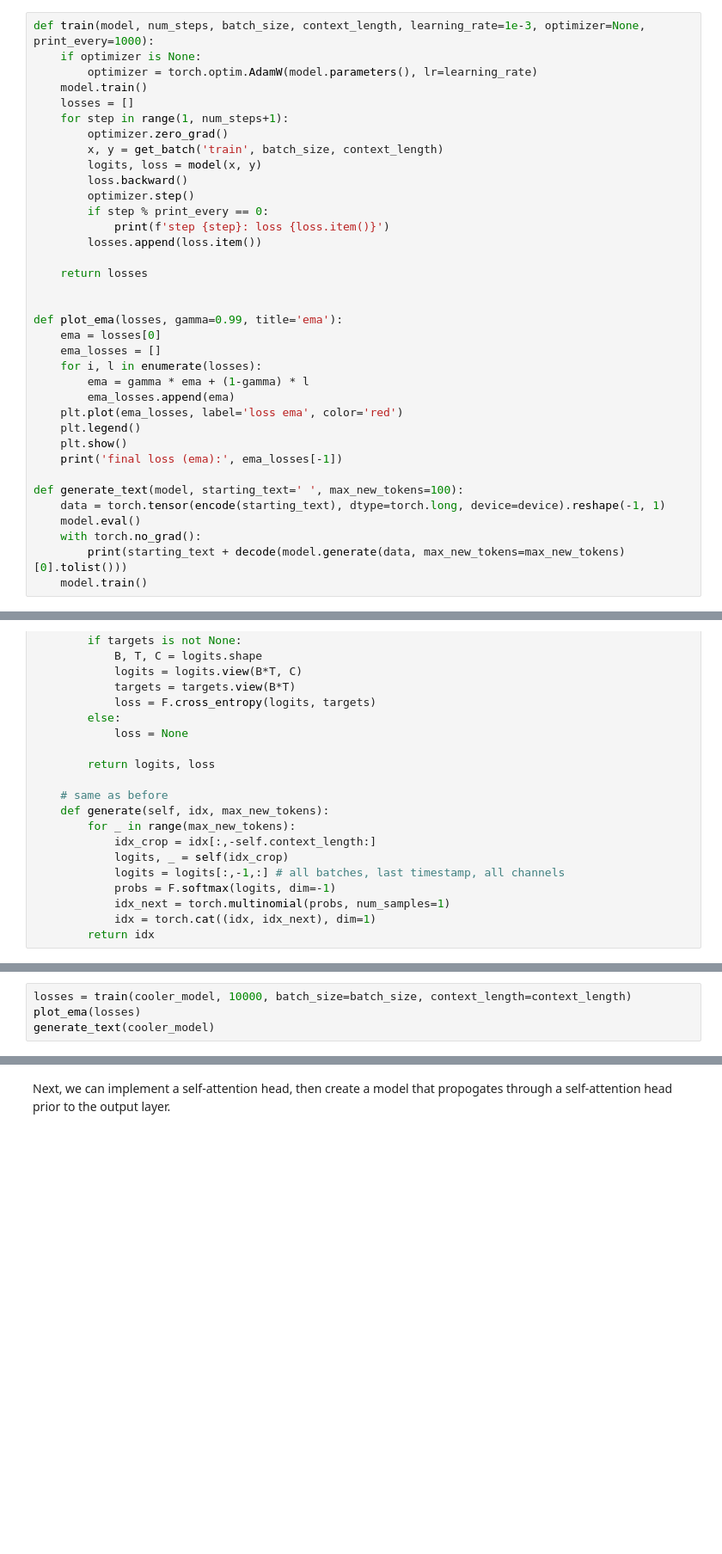
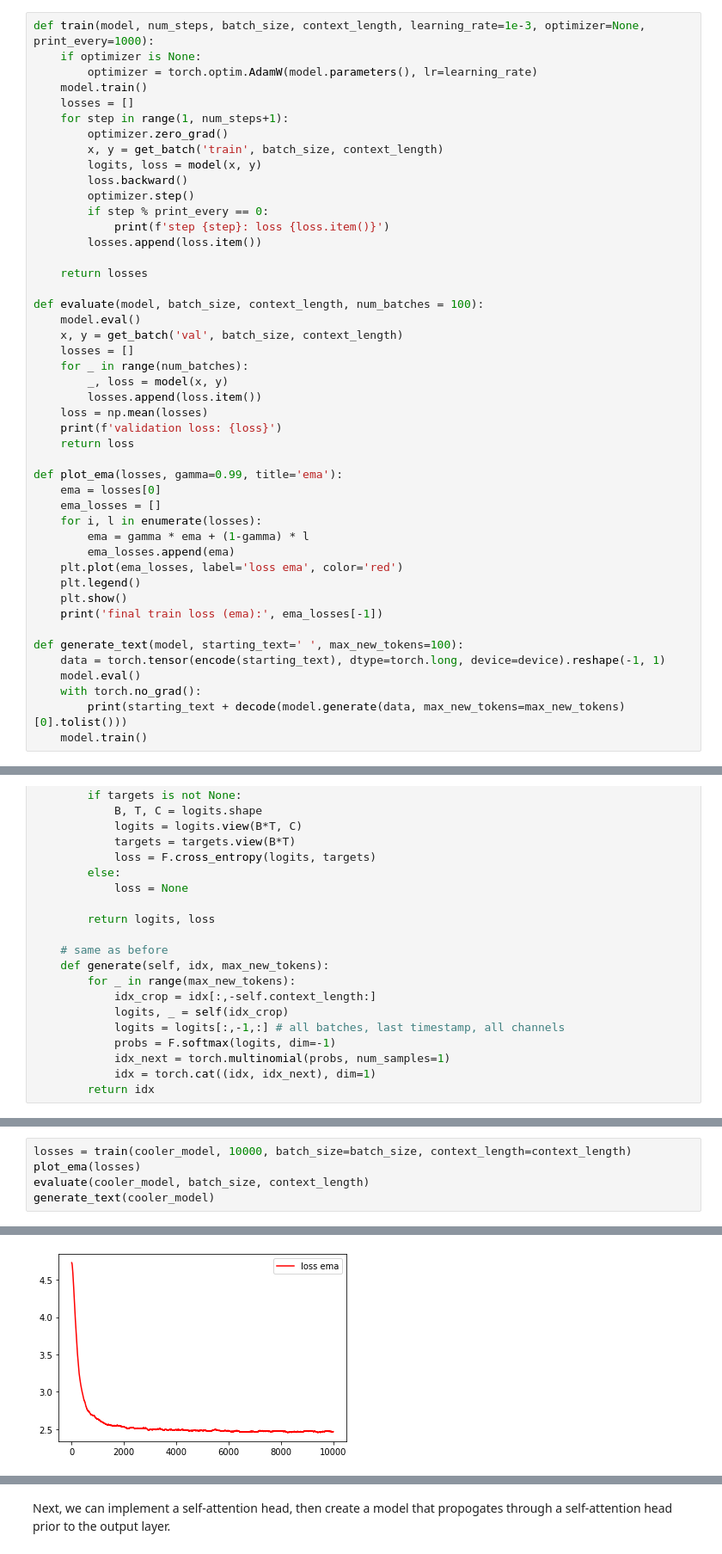
Before and after one commit to lowrollr/nn_zero_to_hero, a Jupyter notebook: l7_gpt/lecture.ipynb, the cells around one changed output, grey strips where cells are left out. Shown at 86% size. Saved outputs shown, nothing was run; the diff lists cells and outputs as text; blank space fills up the shorter version.

Commit message:
eval

```diff
--- a/l7_gpt/lecture.ipynb
+++ b/l7_gpt/lecture.ipynb
@@ -152,6 +152,16 @@ def train(model, num_steps, batch_size, context_length, learning_rate=1e-3, opti
 
     return losses
 
+def evaluate(model, batch_size, context_length, num_batches = 100):
+    model.eval()
+    x, y = get_batch('val', batch_size, context_length)
+    losses = []
+    for _ in range(num_batches):
+        _, loss = model(x, y)
+        losses.append(loss.item())
+    loss = np.mean(losses)
+    print(f'validation loss: {loss}')
+    return loss
 
 def plot_ema(losses, gamma=0.99, title='ema'):
     ema = losses[0]
@@ -162,7 +172,7 @@ def plot_ema(losses, gamma=0.99, title='ema'):
     plt.plot(ema_losses, label='loss ema', color='red')
     plt.legend()
     plt.show()
-    print('final loss (ema):', ema_losses[-1])
+    print('final train loss (ema):', ema_losses[-1])
 
 def generate_text(model, starting_text=' ', max_new_tokens=100):
     data = torch.tensor(encode(starting_text), dtype=torch.long, device=device).reshape(-1, 1)
@@ -317,5 +332,6 @@ cooler_model(xb, yb)
 # %%
 losses = train(cooler_model, 10000, batch_size=batch_size, context_length=context_length)
 plot_ema(losses)
+evaluate(cooler_model, batch_size, context_length)
 generate_text(cooler_model)
 # %% [output]
@@ -322,0 +348 @@ step 1000: loss 2.5511012077331543
+[figure, added]
```
Also changed, not shown: parts of 14 cells of this notebook.
